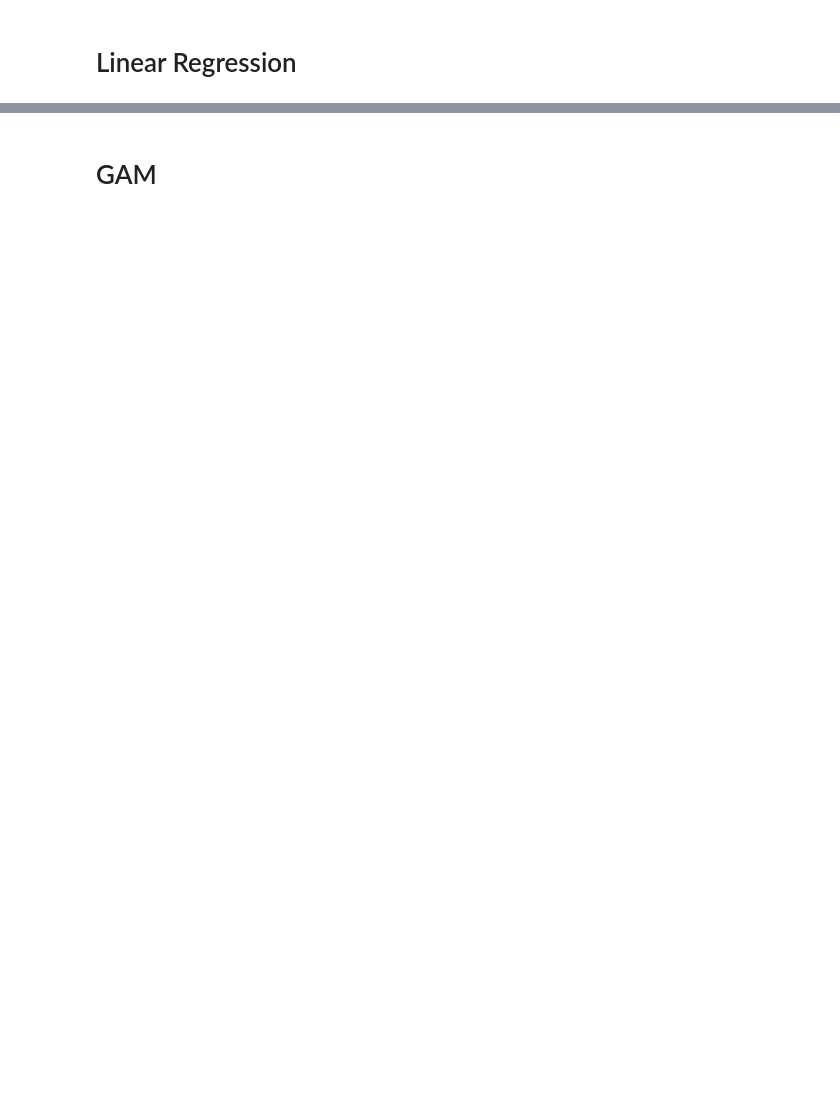
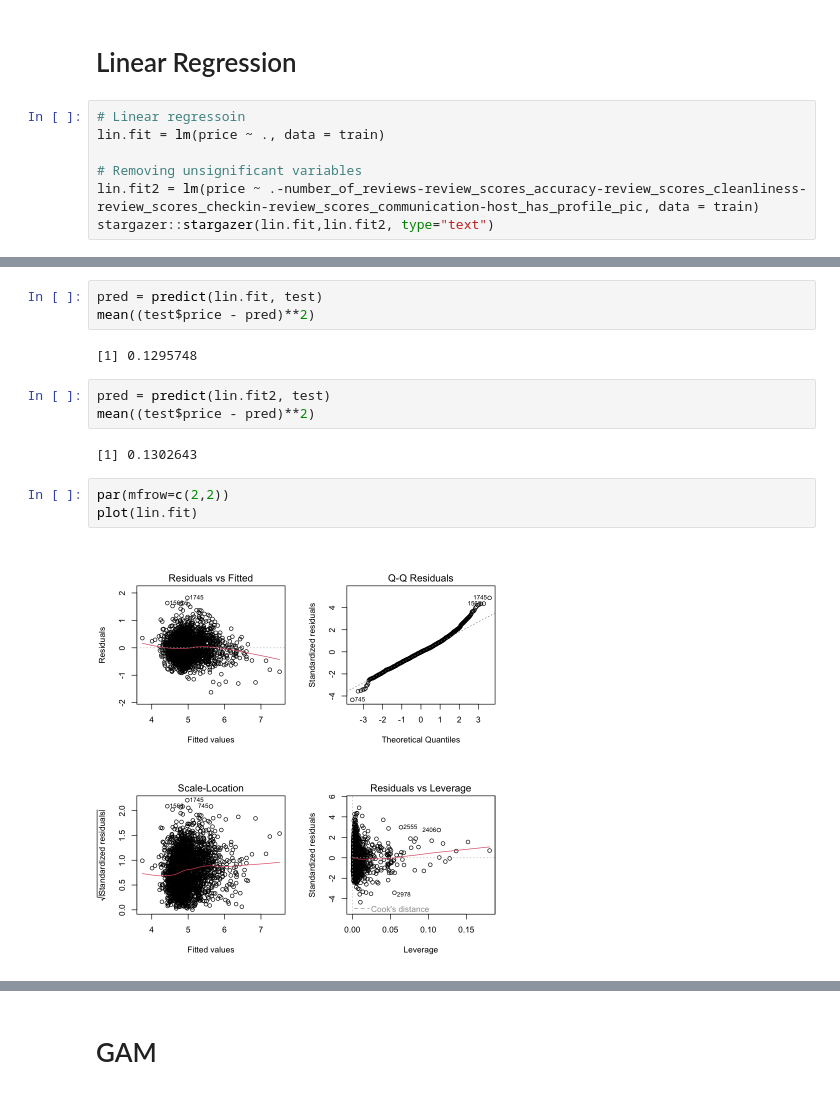
Before and after one commit to anly512/5300_project-group-25, a Jupyter notebook: model_comparison.ipynb, the cells around one changed output, grey strips where cells are left out. Cells and saved outputs as stored; diff of their text form; blank space fills up the shorter version.

```diff
--- a/model_comparison.ipynb
+++ b/model_comparison.ipynb
@@ -113,2 +163,9 @@ host_identity_verifiedt  .
 # %% [markdown]
 # Linear Regression
+# %%
+# Linear regressoin
+lin.fit = lm(price ~ ., data = train)
+
+# Removing unsignificant variables
+lin.fit2 = lm(price ~ .-number_of_reviews-review_scores_accuracy-review_scores_cleanliness-review_scores_checkin-review_scores_communication-host_has_profile_pic, data = train)
+stargazer::stargazer(lin.fit,lin.fit2, type="text")
@@ -115 +210,16 @@ host_identity_verifiedt  .
+# %%
+pred = predict(lin.fit, test)
+mean((test$price - pred)**2)
+# %% [output]
+[1] 0.1295748
+# %%
+pred = predict(lin.fit2, test)
+mean((test$price - pred)**2)
+# %% [output]
+[1] 0.1302643
+# %%
+par(mfrow=c(2,2))
+plot(lin.fit)
+# %% [output]
+[figure, added]
 # %%
```
Also changed, not shown: parts of 24 cells of this notebook, 6 other files.
